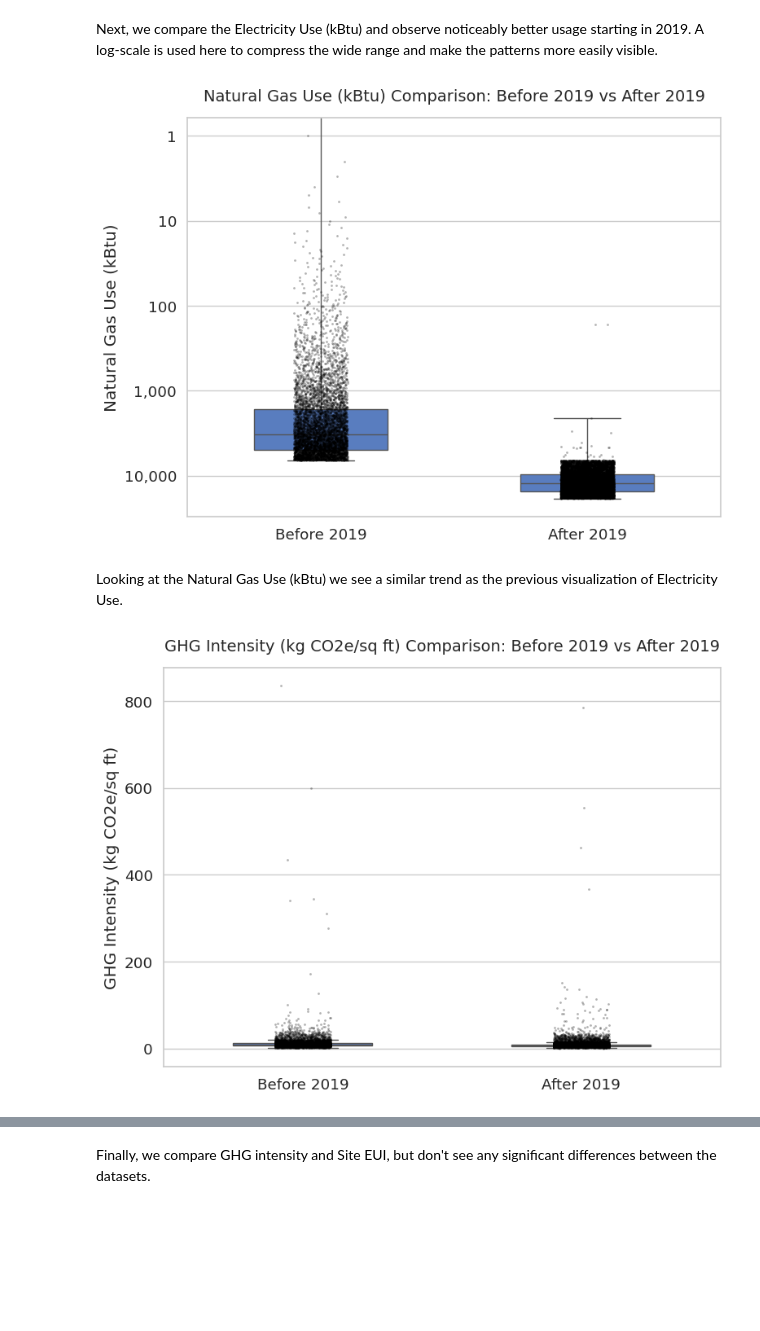
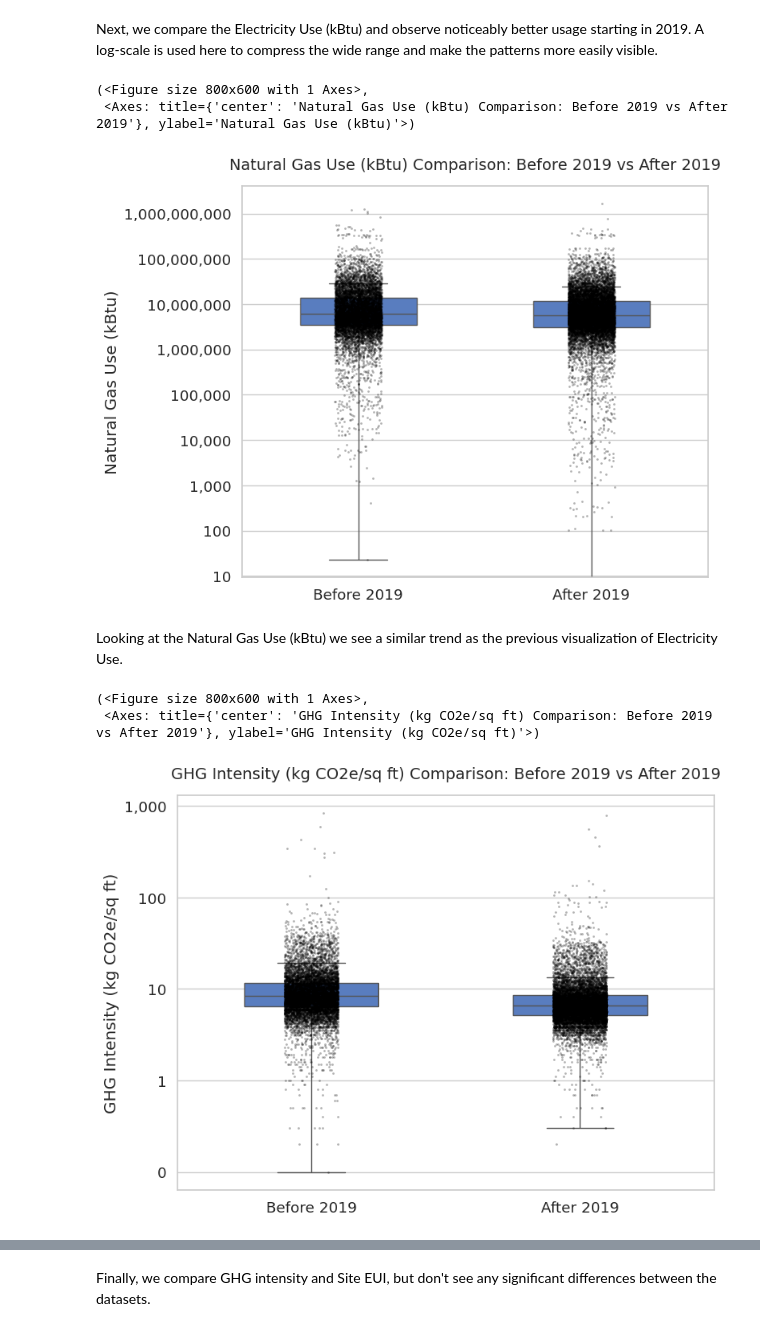
Before and after one commit to dsi-clinic/2025-autumn-city-of-chicago-energy, a Jupyter notebook: notebooks/energy_ratings.ipynb, the cells around one changed output, grey strips where cells are left out. Drawn from its saved outputs; the diff is of its cells as text; code cells hidden in the pictures; blank space fills up the shorter version.

```diff
--- a/notebooks/energy_ratings.ipynb
+++ b/notebooks/energy_ratings.ipynb
@@ -27,16 +27,9 @@ sys.path.append("../utils")
 
 # Local application imports
 from plot_utils import compare_variable_distribution
+from data_utils import load_data
 
-# Define the path to combined CSV
-combined_csv_path = "../output/Chicago_Energy_Benchmarking_2014_2023_combined.csv"
+energy_df = load_data()
 
-# Read the combined dataset
-energy_df = pd.read_csv(combined_csv_path)
-
-# Display basic information to confirm successful loading
-print(
-    f"Loaded combined dataset with {energy_df.shape[0]:,} rows and {energy_df.shape[1]} columns."
-)
 energy_df.head()
 # %% [output]
@@ -53,8 +45,8 @@ Next, we will split our data into two dataframes. One going up to 2019 and one f
 # %%
 # Split the DataFrame into two based on Benchmark_Year
 placard_year = 2019
-energy_df_pre_2019 = energy_df[energy_df["Benchmark_Year"] < placard_year].copy()
-energy_df_post_2019 = energy_df[energy_df["Benchmark_Year"] >= placard_year].copy()
+energy_df_pre_2019 = energy_df[energy_df["Data Year"] < placard_year].copy()
+energy_df_post_2019 = energy_df[energy_df["Data Year"] >= placard_year].copy()
 
 # Print summary of the split
 print(f"📊 Entries up to 2019: {energy_df_pre_2019.shape[0]:,} rows")
@@ -108,15 +104,19 @@ compare_variable_distribution(
     log_scale=True,
 )
 # %% [output]
+(<Figure size 800x600 with 1 Axes>,
+ <Axes: title={'center': 'Natural Gas Use (kBtu) Comparison: Before 2019 vs After 2019'}, ylabel='Natural Gas Use (kBtu)'>)
-[figure, old version]
+[figure, new version]
 # %% [markdown]
 Looking at the Natural Gas Use (kBtu) we see a similar trend as the previous visualization of Electricity Use.
 # %%
 compare_variable_distribution(
-    energy_df_pre_2019, energy_df_post_2019, "GHG Intensity (kg CO2e/sq ft)"
+    energy_df_pre_2019, energy_df_post_2019, "GHG Intensity (kg CO2e/sq ft)", log_scale = True
 )
 # %% [output]
+(<Figure size 800x600 with 1 Axes>,
+ <Axes: title={'center': 'GHG Intensity (kg CO2e/sq ft) Comparison: Before 2019 vs After 2019'}, ylabel='GHG Intensity (kg CO2e/sq ft)'>)
-[figure, old version]
+[figure, new version]
 # %%
 compare_variable_distribution(
     energy_df_pre_2019,
```
Also changed, not shown: parts of 5 cells of this notebook.
